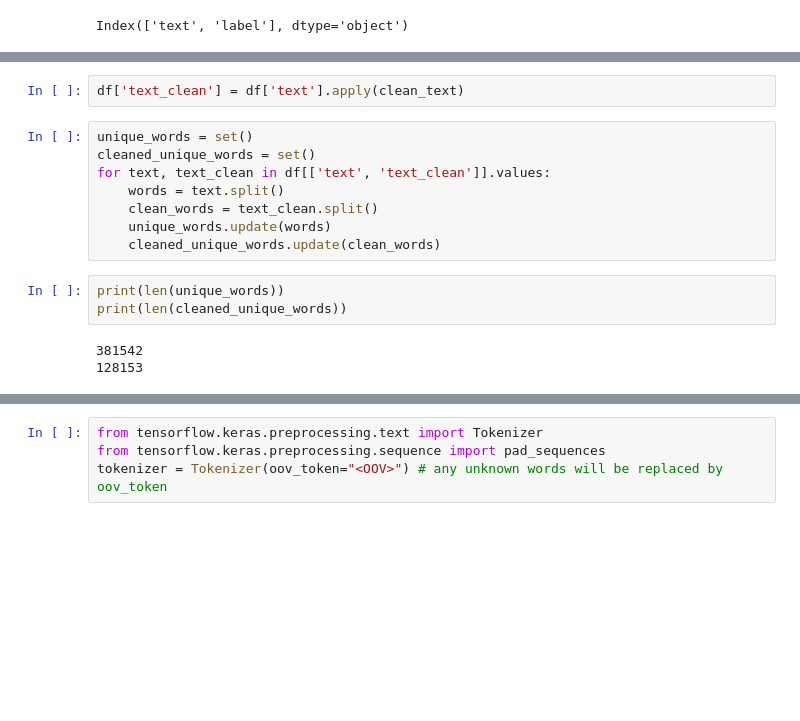
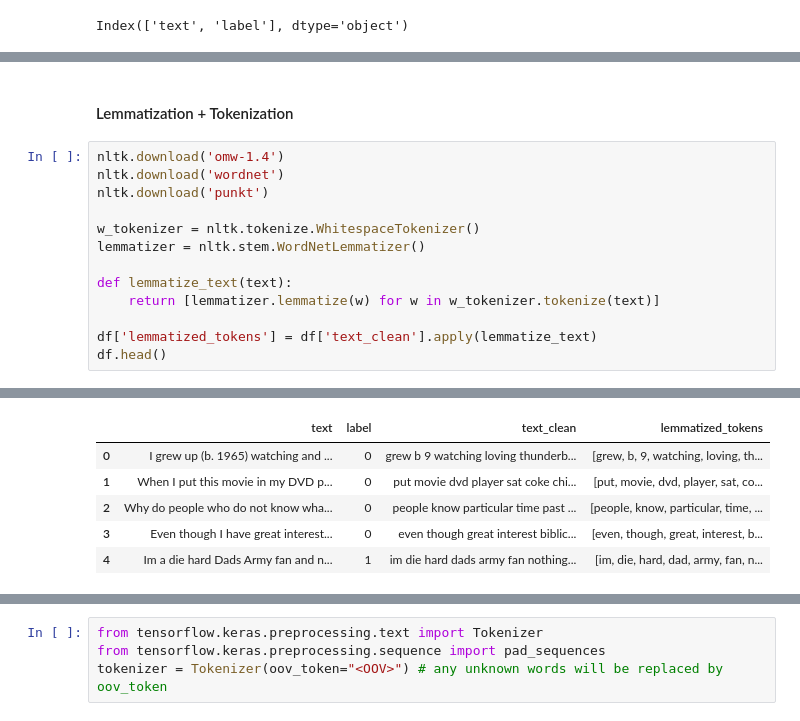
Before and after one commit to Renua-Meireles/sentiment-analisys-with-MLP, a Jupyter notebook: MLP_Sentiment_Analysis_(PIBIC_2021).ipynb, the cells around one changed output, grey strips where cells are left out. Drawn from its saved outputs; the diff is of its cells as text; blank space fills up the shorter version.

```diff
--- a/MLP_Sentiment_Analysis_(PIBIC_2021).ipynb
+++ b/MLP_Sentiment_Analysis_(PIBIC_2021).ipynb
@@ -87,16 +101,16 @@ def clean_text(text:str):
-# %%
-df['text_clean'] = df['text'].apply(clean_text)
-# %%
-unique_words = set()
-cleaned_unique_words = set()
-for text, text_clean in df[['text', 'text_clean']].values:
-    words = text.split()
-    clean_words = text_clean.split()
-    unique_words.update(words)
-    cleaned_unique_words.update(clean_words)
-# %%
-print(len(unique_words))
-print(len(cleaned_unique_words))
-# %% [output]
-381542
-128153
+# %% [markdown]
+#### Lemmatization + Tokenization
+# %%
+nltk.download('omw-1.4')
+nltk.download('wordnet')
+nltk.download('punkt')
+
+w_tokenizer = nltk.tokenize.WhitespaceTokenizer()
+lemmatizer = nltk.stem.WordNetLemmatizer()
+
+def lemmatize_text(text):
+    return [lemmatizer.lemmatize(w) for w in w_tokenizer.tokenize(text)]
+
+df['lemmatized_tokens'] = df['text_clean'].apply(lemmatize_text)
+df.head()
+# %% [output]
@@ -102,0 +126,6 @@ print(len(cleaned_unique_words))
+|  | text | label | text_clean | lemmatized_tokens |
+| 0 | I grew up (b. 1965) watching and ... | 0 | grew b 9 watching loving thunderb... | [grew, b, 9, watching, loving, th... |
+| 1 | When I put this movie in my DVD p... | 0 | put movie dvd player sat coke chi... | [put, movie, dvd, player, sat, co... |
+| 2 | Why do people who do not know wha... | 0 | people know particular time past ... | [people, know, particular, time, ... |
+| 3 | Even though I have great interest... | 0 | even though great interest biblic... | [even, though, great, interest, b... |
+| 4 | Im a die hard Dads Army fan and n... | 1 | im die hard dads army fan nothing... | [im, die, hard, dad, army, fan, n... |
```
Also changed, not shown: parts of 35 cells of this notebook.
